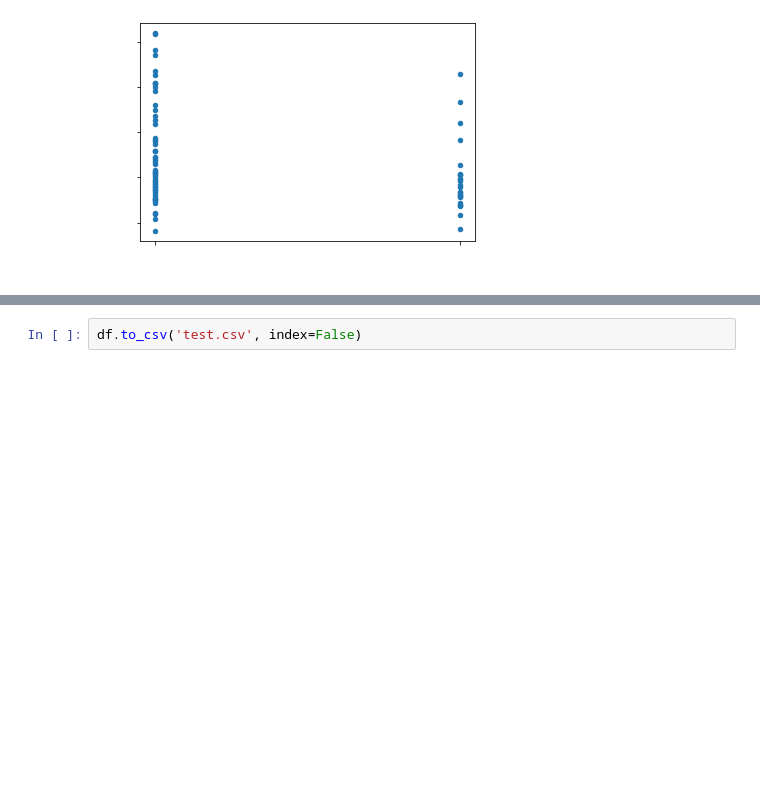
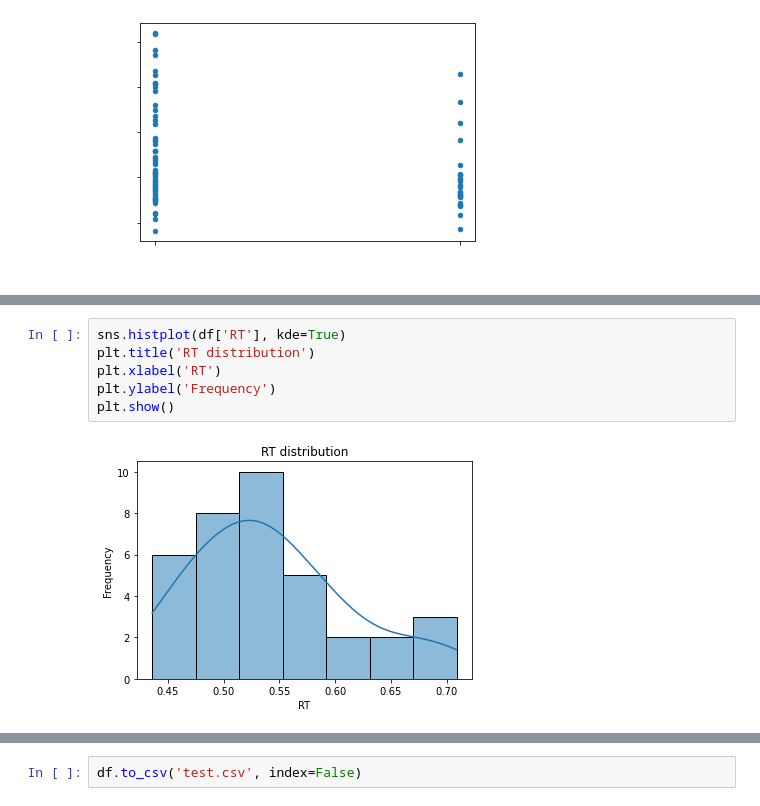
Before and after one commit to JKYUPSYCHE/GRNA, a Jupyter notebook: LME_GRNA.ipynb, the cells around one changed output, grey strips where cells are left out. Saved outputs shown, nothing was run; the diff lists cells and outputs as text; blank space fills up the shorter version.

```diff
--- a/LME_GRNA.ipynb
+++ b/LME_GRNA.ipynb
@@ -190,0 +228,8 @@ Shapiro-Wilk test statistic: 0.9264308214187622, p-value: 0.031179876998066902
+# %%
+sns.histplot(df['RT'], kde=True)
+plt.title('RT distribution')
+plt.xlabel('RT')
+plt.ylabel('Frequency')
+plt.show()
+# %% [output]
+[figure, added]
```
Also changed, not shown: parts of 15 cells of this notebook.
